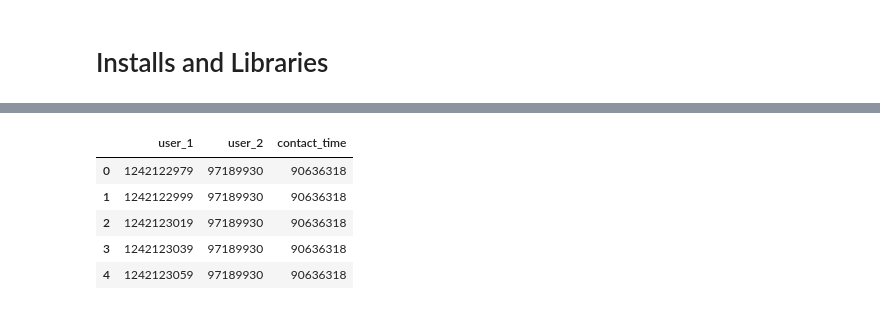
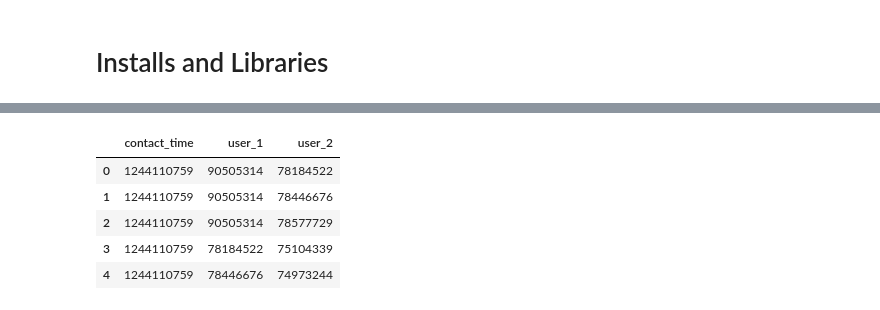
Before and after one commit to haxmxah/DDSA_Assignment_3, a Jupyter notebook: notebooks/assignment II.ipynb, the cells around one changed output, grey strips where cells are left out. Drawn from its saved outputs; the diff is of its cells as text; code cells hidden in the pictures.

```diff
--- a/notebooks/assignment II.ipynb
+++ b/notebooks/assignment II.ipynb
@@ -64,12 +69,12 @@ dataset.to_csv('/content/drive/MyDrive/DDSA/data/infectious_data.csv', index=Fal
 # %%
-path = "/content/drive/MyDrive/DDSA/assignments/Assignment III/data/infectious_data.csv"
+path = "../data/infectious_data.csv"
 
 dataset_df = pd.read_csv(path)
 dataset_df.head()
 # %% [output]
-|  | user_1 | user_2 | contact_time |
-| 0 | 1242122979 | 97189930 | 90636318 |
-| 1 | 1242122999 | 97189930 | 90636318 |
-| 2 | 1242123019 | 97189930 | 90636318 |
-| 3 | 1242123039 | 97189930 | 90636318 |
-| 4 | 1242123059 | 97189930 | 90636318 |
+|  | contact_time | user_1 | user_2 |
+| 0 | 1244110759 | 90505314 | 78184522 |
+| 1 | 1244110759 | 90505314 | 78446676 |
+| 2 | 1244110759 | 90505314 | 78577729 |
+| 3 | 1244110759 | 78184522 | 75104339 |
+| 4 | 1244110759 | 78446676 | 74973244 |
```
Also changed, not shown: parts of 18 cells of this notebook, 1 other file.
